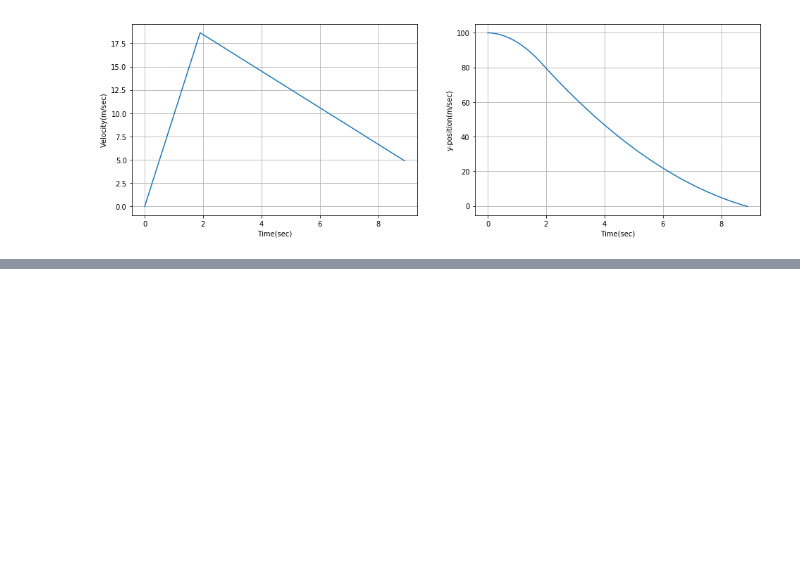
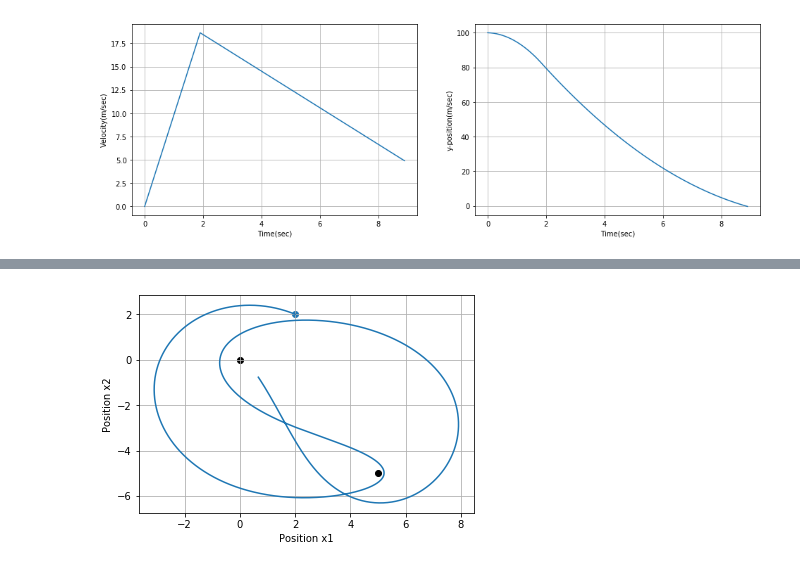
Before and after one commit to TakumaKawahara/BS-StudyGroup, a Jupyter notebook: Numeric simulation/2.Ordinary differential equation.ipynb, the cells around one changed output, grey strips where cells are left out. Cells and saved outputs as stored; diff of their text form; code cells hidden in the pictures; blank space fills up the shorter version.

```diff
--- a/Numeric simulation/2.Ordinary differential equation.ipynb
+++ b/Numeric simulation/2.Ordinary differential equation.ipynb
@@ -11,6 +11,10 @@ F=m\frac{d^2x}{dt^2}
 import pandas as pd
 import numpy as np
 import matplotlib.pyplot as plt
+# %%
+new_colors = ['#1f77b4', '#ff7f0e', '#2ca02c', '#d62728',
+              '#9467bd', '#8c564b', '#e377c2', '#7f7f7f',
+              '#bcbd22', '#17becf']
 # %%
 g = 9.80665#[m/s2]
 t0 = 0#[sec]
@@ -90,0 +164,11 @@ plt.show()
+# %%
+plt.scatter(Q1[0][0],Q1[0][1], color='black')
+plt.scatter(Q2[0][0],Q2[0][1], color='black')
+plt.scatter(x_01_ini,x_02_ini, color=new_colors[0])
+plt.plot(x_01_rlt, x_02_rlt)
+plt.grid()
+plt.xlabel('Position x1')
+plt.ylabel('Position x2')
+plt.show()
+# %% [output]
+[figure, added]
```
Also changed, not shown: parts of 3 cells of this notebook.
